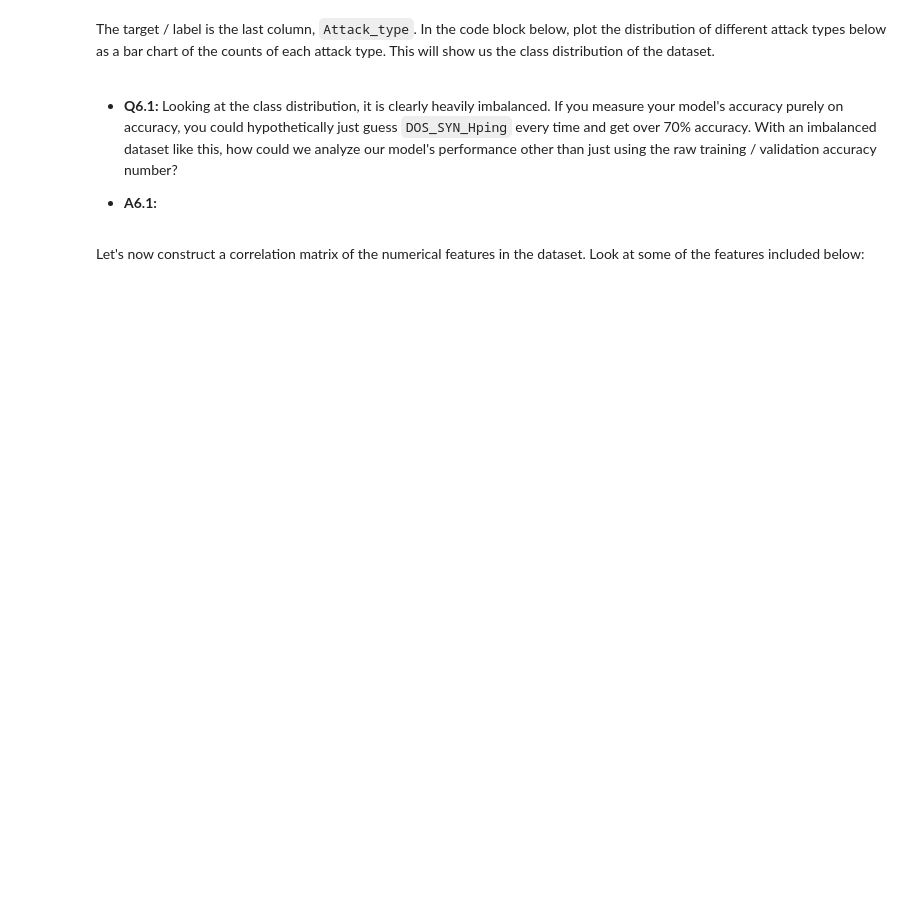
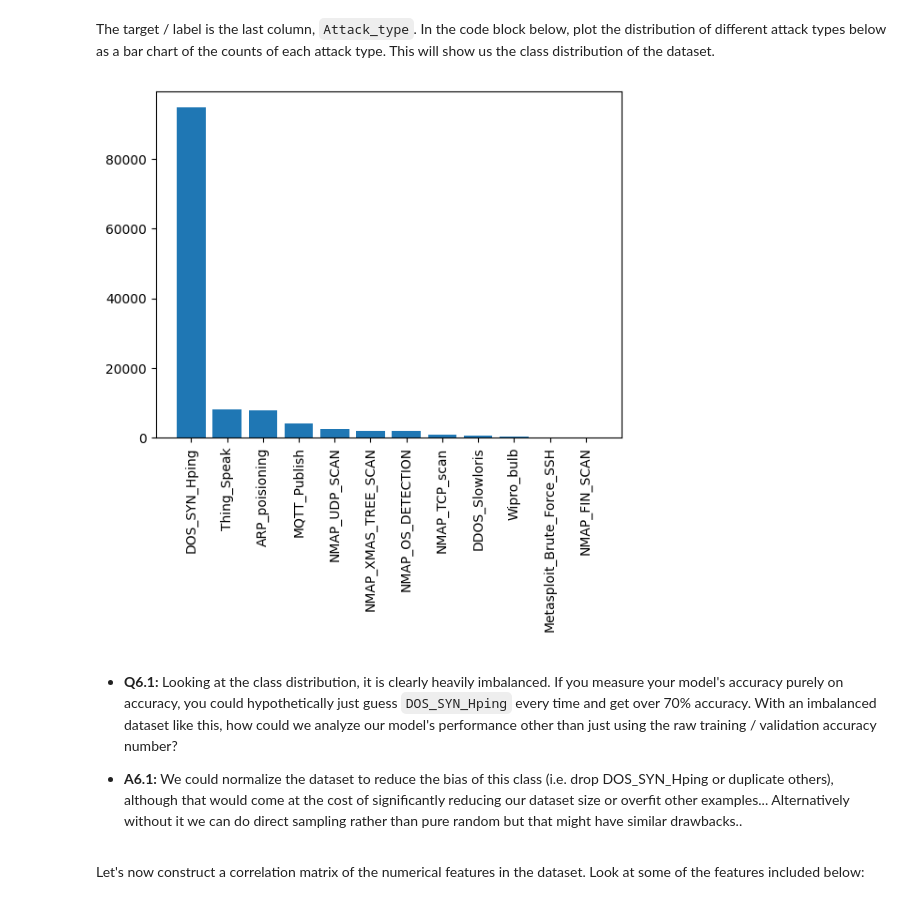
Before and after one commit to Tyler-Bibus/cpre3250, a Jupyter notebook: Lab-04/Lab-04.ipynb, the cells around one changed output. Cells and saved outputs as stored; diff of their text form; code cells hidden in the pictures; blank space fills up the shorter version.

```diff
--- a/Lab-04/Lab-04.ipynb
+++ b/Lab-04/Lab-04.ipynb
@@ -1246,12 +1371,17 @@ df.describe()
 The target / label is the last column, `Attack_type`. In the code block below, plot the distribution of different attack types below as a bar chart of the counts of each attack type. This will show us the class distribution of the dataset.
 # %%
 # YOUR CODE STARTS HERE
-
+counts = df['Attack_type'].value_counts()
+plt.bar(counts.index, counts.values)
+plt.xticks(rotation=90)
+plt.show()
 # YOUR CODE ENDS HERE
+# %% [output]
+[figure, added]
 # %% [markdown]
 - **Q6.1:** Looking at the class distribution, it is clearly heavily imbalanced. If you measure your model's accuracy purely on accuracy, you could hypothetically just guess `DOS_SYN_Hping` every time and get over 70% accuracy. With an imbalanced dataset like this, how could we analyze our model's performance other than just using the raw training / validation accuracy number?
 
-- **A6.1:**
+- **A6.1:** We could normalize the dataset to reduce the bias of this class (i.e. drop DOS_SYN_Hping or duplicate others), although that would come at the cost of significantly reducing our dataset size or overfit other examples... Alternatively without it we can do direct sampling rather than pure random but that might have similar drawbacks..
 # %% [markdown]
 Let's now construct a correlation matrix of the numerical features in the dataset. Look at some of the features included below:
 # %%
```
Also changed, not shown: parts of 34 cells of this notebook.
